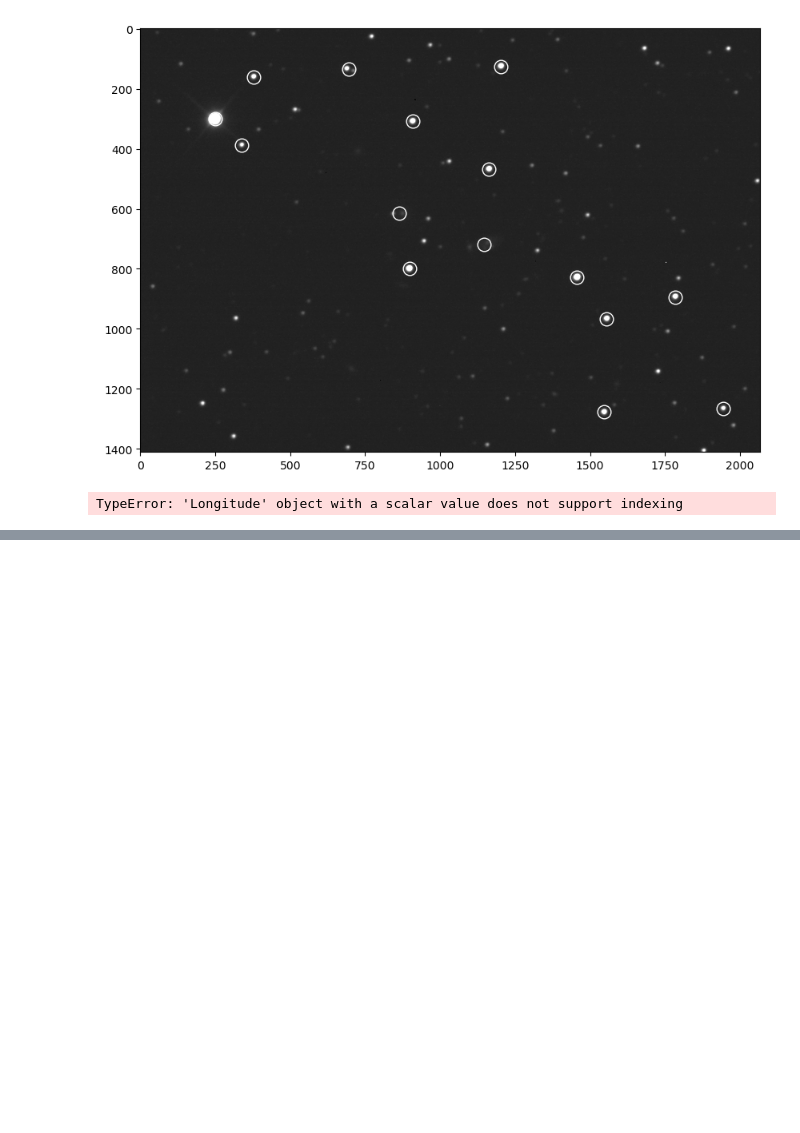
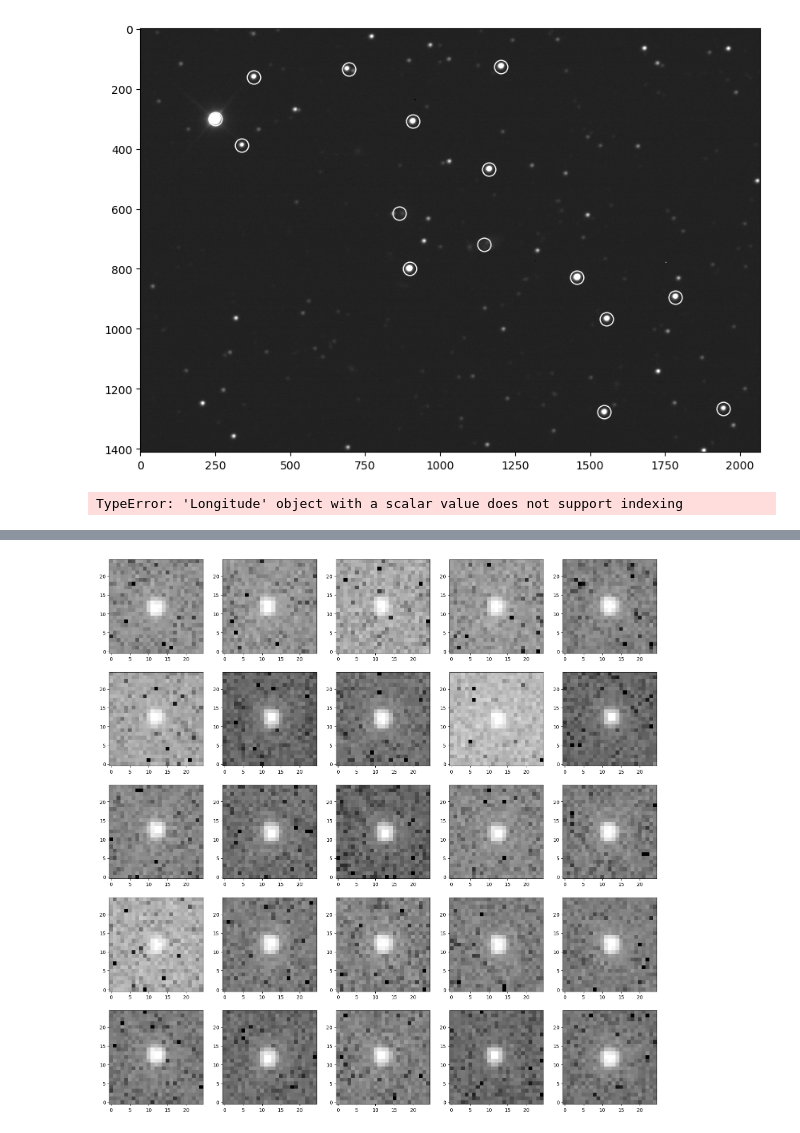
Before and after one commit to brianhill/transient-astronomy, a Jupyter notebook: targets/SN_2022abik/2022-12-1415/analysis-sofia.ipynb, the cells around one changed output, grey strips where cells are left out. Saved outputs shown, nothing was run; the diff lists cells and outputs as text; code cells hidden in the pictures; blank space fills up the shorter version.

```diff
--- a/targets/SN_2022abik/2022-12-1415/analysis-sofia.ipynb
+++ b/targets/SN_2022abik/2022-12-1415/analysis-sofia.ipynb
@@ -511,0 +467,33 @@ first_light_list[0][0].header['FOCPOS']
+# %%
+## creating our table of good star positions...
+from astropy.table import Table
+stars_tbl = Table()
+stars_tbl['x'] = x[mask]
+stars_tbl['y'] = y[mask]
+# %%
+## bacground subtraction (this should already be done for us in our original image)
+from astropy.stats import sigma_clipped_stats
+mean_val, median_val, std_val = sigma_clipped_stats(data, sigma=2.0)
+data -= median_val
+# %%
+## function we want needs an NDData object
+from astropy.nddata import NDData
+nddata = NDData(data=data)
+# %%
+## now, the function--which returns an EPSFStars object with the cutouts
+from photutils.psf import extract_stars
+stars = extract_stars(nddata, stars_tbl, size=25)
+# %%
+## showing the first 25 of our stars...
+import matplotlib.pyplot as plt
+from astropy.visualization import simple_norm
+nrows = 5
+ncols = 5
+fig, ax = plt.subplots(nrows=nrows, ncols=ncols, figsize=(20, 20),
+                       squeeze=True)
+ax = ax.ravel()
+for i in range(nrows * ncols):
+    norm = simple_norm(stars[i], 'log', percent=99.0)
+    ax[i].imshow(stars[i], norm=norm, origin='lower', cmap='gray')
+# %% [output]
+[figure, added]
```
Also changed, not shown: parts of 24 cells of this notebook.
